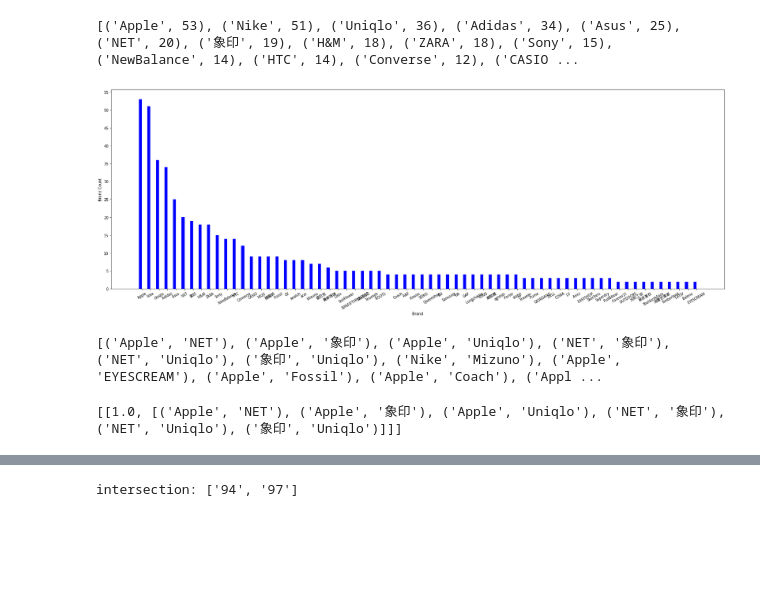
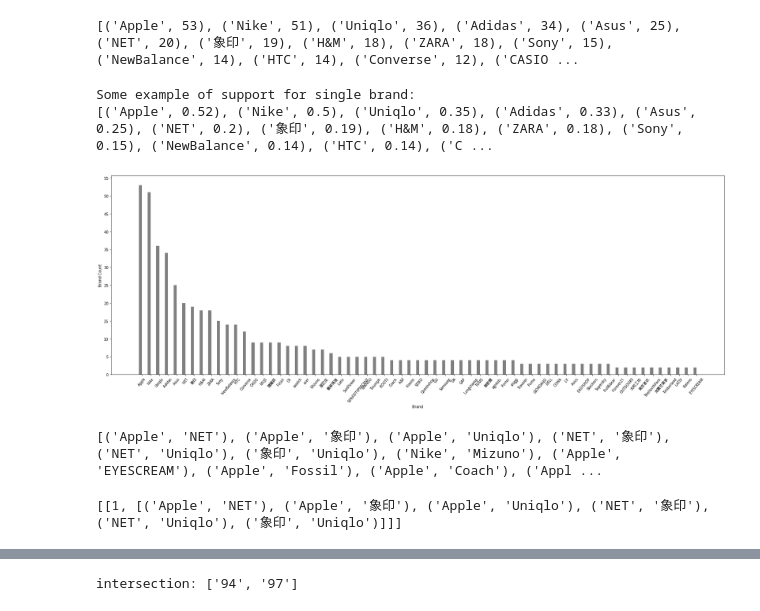
Before and after one commit to ichbinangela/BrandNetwork, a Jupyter notebook: Brand_Network.ipynb, the cells around one changed output, grey strips where cells are left out. Cells and saved outputs as stored; diff of their text form; code cells hidden in the pictures; blank space fills up the shorter version.

Commit message:
Update Notebook with new results

```diff
--- a/Brand_Network.ipynb
+++ b/Brand_Network.ipynb
@@ -84,34 +86,59 @@ print('Average number of brands in each record:', average)
 # %% [output]
 Number of total records: 106
 Average number of brands in each record: 5.896
+# %%
+# save brands as excel file
+import operator
+import xlsxwriter
+
+workbook = xlsxwriter.Workbook('brand.xlsx')
+worksheet = workbook.add_worksheet()
+for d, item in enumerate(dict_list):
+    for i, t in enumerate(item['brands']):
+        worksheet.write_string(d, i, t)
+workbook.close()
 # %%
 # count items
 from collections import Counter
-N = 66 # consider only brands that exist more than twice
+nbrand = 65 # consider only brands that exist more than twice
 all_brands = []
 for i in range(len(dict_list)):
     all_brands += dict_list[i]['brands']
-c = Counter(all_brands).most_common(N)
+all_brands = list(filter(None, all_brands))
+c = Counter(all_brands).most_common(nbrand)
 print(c)
 # %% [output]
 [('Apple', 53), ('Nike', 51), ('Uniqlo', 36), ('Adidas', 34), ('Asus', 25), ('NET', 20), ('象印', 19), ('H&M', 18), ('ZARA', 18), ('Sony', 15), ('NewBalance', 14), ('HTC', 14), ('Converse', 12), ('CASIO ...
+# %%
+# support for single brand
+def support(x):
+    nrecords = 102
+    return round(x/nrecords, 2)
+
+supp_single = [(tup[0],support(tup[1])) for tup in c]
+print("Some example of support for single brand:")
+print(supp_single)
+# %% [output]
+Some example of support for single brand:
+[('Apple', 0.52), ('Nike', 0.5), ('Uniqlo', 0.35), ('Adidas', 0.33), ('Asus', 0.25), ('NET', 0.2), ('象印', 0.19), ('H&M', 0.18), ('ZARA', 0.18), ('Sony', 0.15), ('NewBalance', 0.14), ('HTC', 0.14), ('C ...
 # %%
+# brand frequency
 import numpy as np
 brand_count = []
 brand_label = []
 for item in c:
         brand_count.append(item[1])
         brand_label.append(item[0])
-ind = np.arange(N)    # the x locations for the groups
+ind = np.arange(nbrand)    # the x locations for the groups
 width = 0.35       # the width of the bars: can also be len(x) sequence
-plt.figure(figsize=(30,10))
-plt.bar(ind, brand_count, width, color="blue")
-plt.xticks(ind + width, brand_label, rotation = 30, fontproperties = WQY)
+plt.figure(figsize = (30,10))
+plt.bar(ind, brand_count, width, color="gray")
+plt.xticks(ind + width, brand_label, rotation = 50, fontproperties = WQY)
 plt.yticks(np.arange(0, 56, 5))
 plt.xlabel("Brand")
 plt.ylabel("Brand Count")
 plt.savefig('brand_count.png', dpi=100)
 plt.show()
 # %% [output]
-[figure, old version]
+[figure, new version]
 # %%
@@ -123,13 +151,14 @@ print(result[:20])
 # %% [output]
 [('Apple', 'NET'), ('Apple', '象印'), ('Apple', 'Uniqlo'), ('NET', '象印'), ('NET', 'Uniqlo'), ('象印', 'Uniqlo'), ('Nike', 'Mizuno'), ('Apple', 'EYESCREAM'), ('Apple', 'Fossil'), ('Apple', 'Coach'), ('Appl ...
 # %%
+# list ID and its brand pairs
 import itertools
 result = []
 for item in dict_list:
-    result.append([item['ID'],list(itertools.combinations(item['brands'], 2))])
+    result.append([round(item['ID']),list(itertools.combinations(item['brands'], 2))])
 print(result[:1])
 # %% [output]
-[[1.0, [('Apple', 'NET'), ('Apple', '象印'), ('Apple', 'Uniqlo'), ('NET', '象印'), ('NET', 'Uniqlo'), ('象印', 'Uniqlo')]]]
+[[1, [('Apple', 'NET'), ('Apple', '象印'), ('Apple', 'Uniqlo'), ('NET', '象印'), ('NET', 'Uniqlo'), ('象印', 'Uniqlo')]]]
 # %%
 import matplotlib.pyplot as plt
 import networkx as nx
```
Also changed, not shown: parts of 10 cells of this notebook, 3 other files.
